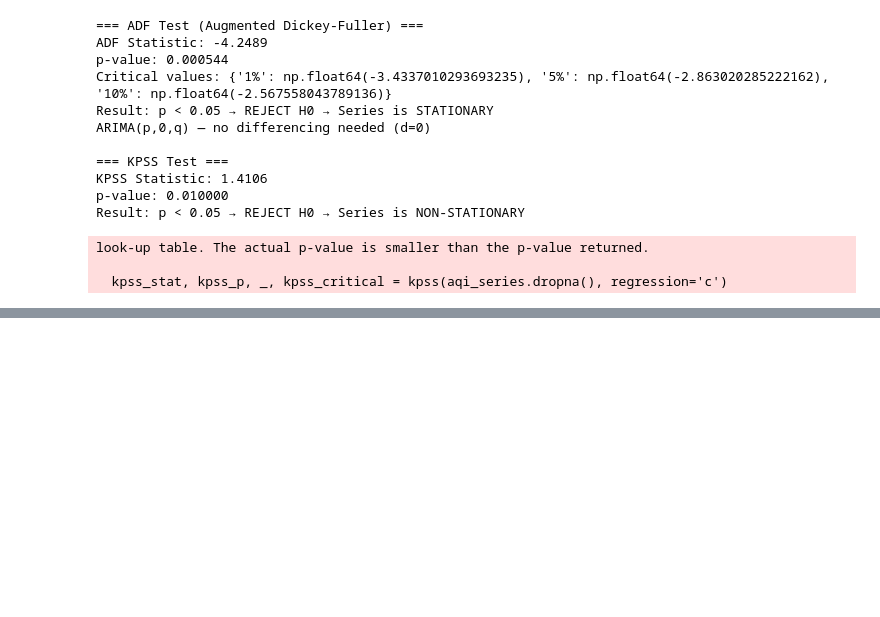
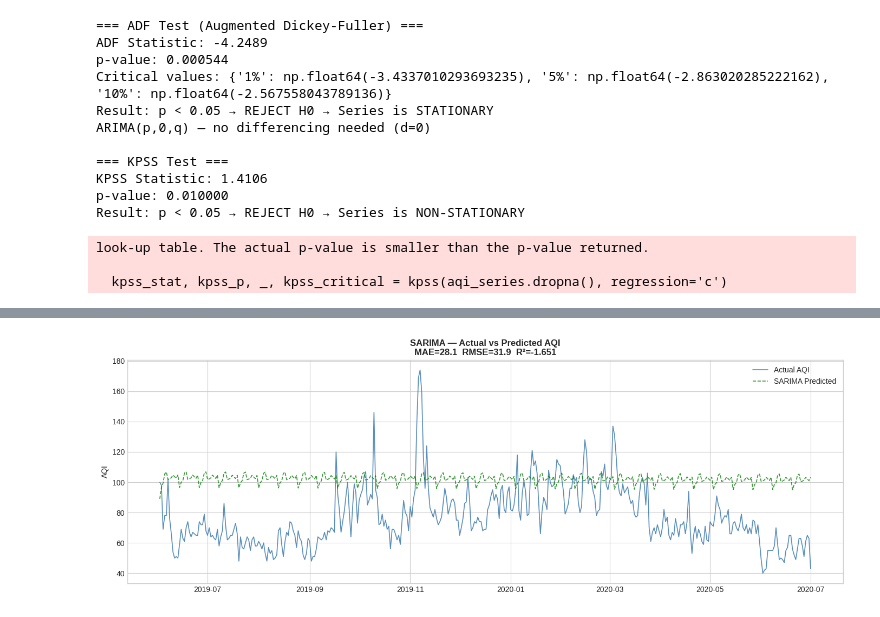
Before and after one commit to laharipallekala/bangalore-aqi-project, a Jupyter notebook: 03_modeling.ipynb, the cells around one changed output, grey strips where cells are left out. Saved outputs shown, nothing was run; the diff lists cells and outputs as text; code cells hidden in the pictures; blank space fills up the shorter version.

```diff
--- a/03_modeling.ipynb
+++ b/03_modeling.ipynb
@@ -866,0 +1030,31 @@ look-up table. The actual p-value is smaller than the p-value returned.
+# %%
+from statsmodels.tsa.arima.model import ARIMA
+from statsmodels.stats.diagnostic import acorr_ljungbox
+import time
+
+# Prepare time series — use training period only
+aqi_train_series = master.set_index('Date')['AQI'].iloc[:split_idx]
+aqi_test_series  = master.set_index('Date')['AQI'].iloc[split_idx:]
+
+# Set p and q based on ACF/PACF output
+p, d, q = 1, 1, 1  # adjust p and q based on your ACF/PACF plots
+print(f'Fitting ARIMA({p},{d},{q})...')
+
+t_start = time.time()
+arima_model = ARIMA(aqi_train_series, order=(p, d, q)).fit()  # fit on training data only — never include test data
+arima_train_time = time.time() - t_start
+print(f'ARIMA fitted in {arima_train_time:.1f} seconds')
+
+# Forecast test period
+arima_forecast = arima_model.forecast(steps=len(aqi_test_series))  # forecast exactly as many steps as the test set
+
+# Evaluation
+mae_arima  = mean_absolute_error(aqi_test_series, arima_forecast)
+rmse_arima = np.sqrt(mean_squared_error(aqi_test_series, arima_forecast))
+r2_arima   = r2_score(aqi_test_series, arima_forecast)
+
+print(f'\n=== ARIMA({p},{d},{q}) — Test Set Performance ===')
+print(f'MAE:  {mae_arima:.2f}')
+print(f'RMSE: {rmse_arima:.2f}')
+print(f'R²:   {r2_arima:.4f}')
+print(f'Training time: {arima_train_time:.1f}s')
@@ -866,0 +1163,14 @@ look-up table. The actual p-value is smaller than the p-value returned.
+# %%
+#SARIMA actual vs predicted plot
+fig, ax = plt.subplots(figsize=(14, 5))
+ax.plot(aqi_test_series.index, aqi_test_series.values, color='steelblue', linewidth=1.2, label='Actual AQI', alpha=0.9)
+ax.plot(aqi_test_series.index, sarima_forecast.values, color='green', linewidth=1.2, label=f'SARIMA Predicted', alpha=0.8, linestyle='--')
+ax.set_title(f'SARIMA — Actual vs Predicted AQI\nMAE={mae_sarima:.1f}  RMSE={rmse_sarima:.1f}  R²={r2_sarima:.3f}', fontweight='bold')
+ax.set_ylabel('AQI')
+ax.legend()
+plt.tight_layout()
+plt.savefig('./processed/plot_sarima_actual_vs_predicted.png', dpi=150,
+bbox_inches='tight')
+plt.show()
+# %% [output]
+[figure, added]
```
Also changed, not shown: parts of 26 cells of this notebook.
